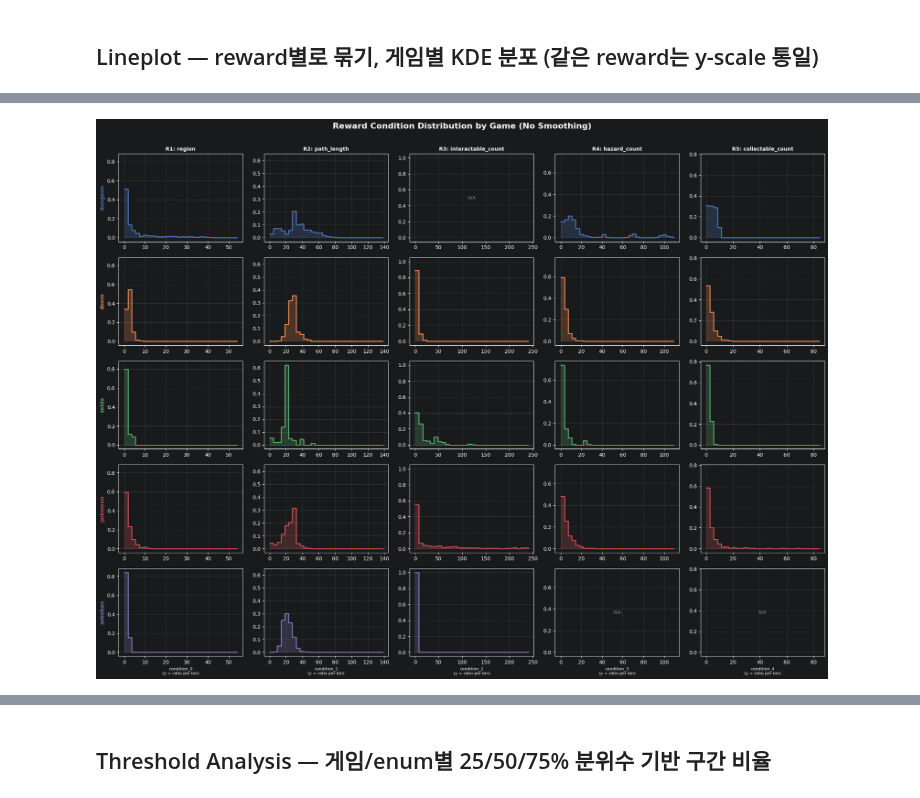
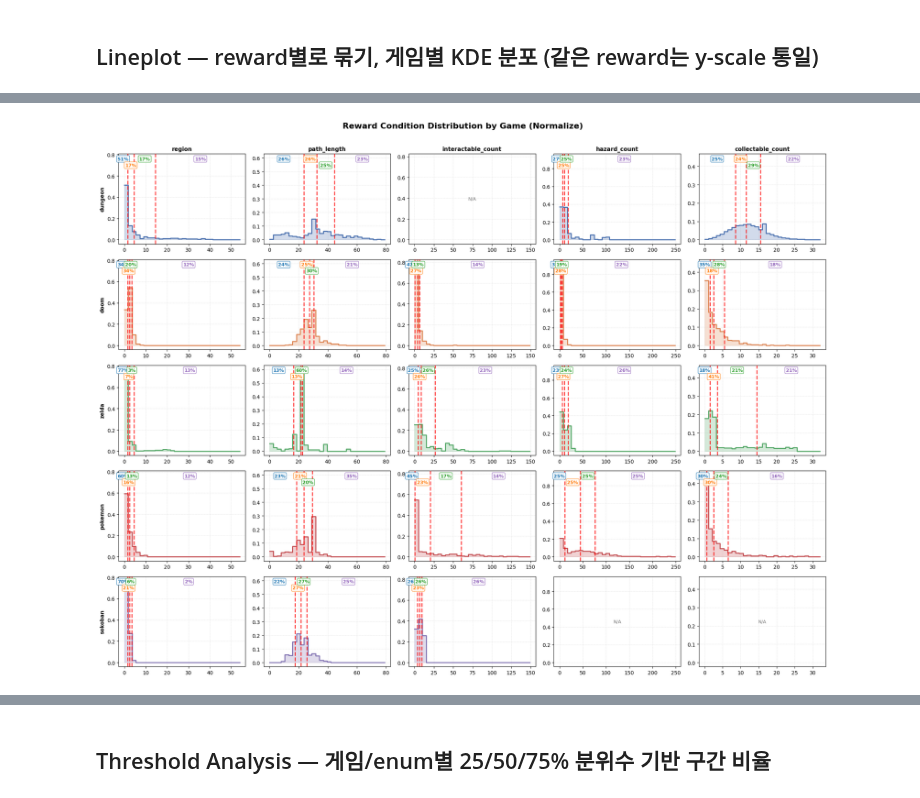
Before and after one commit to bic4907/multigame-pcgrl, a Jupyter notebook: dataset/reward_annotations/annotation_figure.ipynb, the cells around one changed output, grey strips where cells are left out. Cells and saved outputs as stored; diff of their text form; code cells hidden in the pictures.

```diff
--- a/dataset/reward_annotations/annotation_figure.ipynb
+++ b/dataset/reward_annotations/annotation_figure.ipynb
@@ -4,4 +4,13 @@ import pandas as pd
 import matplotlib.pyplot as plt
 import numpy as np
 from pathlib import Path
+
+plt.rcParams["figure.facecolor"] = "white"
+plt.rcParams["axes.facecolor"]   = "white"
+plt.rcParams["savefig.facecolor"] = "white"
+plt.rcParams["text.color"]       = "black"
+plt.rcParams["axes.labelcolor"]  = "black"
+plt.rcParams["xtick.color"]      = "black"
+plt.rcParams["ytick.color"]      = "black"
+plt.rcParams["axes.edgecolor"]   = "black"
 # %%
@@ -197,4 +330,8 @@ plt.show()
 # %%
+from matplotlib.transforms import blended_transform_factory
+
+BIN_COLORS = ["#1f77b4", "#ff7f0e", "#2ca02c", "#9467bd"]  # blue, orange, green, purple
+
 # Lineplot (smoothing 없음) — 행=game, 열=reward, 같은 reward(열)는 y-scale 통일
 n_games   = len(GAMES)
 n_rewards = len(REWARDS)
@@ -204,7 +341,7 @@ fig, axes = plt.subplots(
     figsize=(4 * n_rewards, 3.0 * n_games),
     sharey="col",
 )
-fig.suptitle("Reward Condition Distribution by Game (No Smoothing)", fontsize=16, fontweight="bold", y=1.01)
+fig.suptitle("Reward Condition Distribution by Game (Normalize)", fontsize=16, fontweight="bold", y=1.01)
 
 N_BINS = 30
 
@@ -212,7 +349,6 @@ def _is_empty(vals):
     """데이터 없음 또는 모두 0인 경우 True."""
     return len(vals) == 0 or (vals == 0).all()
 
-# reward별 x 범위: N/A가 아닌 게임들의 값(0 포함)으로 계산
 reward_ranges = {}
 for r_enum, feat, cond_col in REWARDS:
     sub = all_df[all_df["feature_name"] == feat]
@@ -234,38 +370,74 @@ for col_j, (r_enum, feat, cond_col) in enumerate(REWARDS):
     bins  = np.linspace(x_min, x_max, N_BINS + 1)
 
     sub = all_df[all_df["feature_name"] == feat]
 
     for row_i, game in enumerate(GAMES):
         ax = axes[row_i, col_j]
         vals = pd.to_numeric(
             sub[sub["game"] == game][cond_col], errors="coerce"
         ).dropna().values
 
         if _is_empty(vals):
             ax.text(0.5, 0.5, "N/A", ha="center", va="center",
                     transform=ax.transAxes, color="gray", fontsize=9)
             ax.set_xlim(x_min - x_pad, x_max + x_pad)
         else:
             counts, edges = np.histogram(vals, bins=bins, density=False)
-            ratio = counts / len(vals)  # 전체 데이터 중 각 bin의 비율 (0값 포함)
+            ratio = counts / len(vals)
             x_step = np.append(edges[:-1], edges[-1])
             y_step = np.append(ratio, 0)
             ax.step(x_step, y_step, where="post",
                     color=GAME_COLORS[game], linewidth=2)
             ax.fill_between(x_step, y_step, step="post",
                             alpha=0.25, color=GAME_COLORS[game])
             ax.set_xlim(x_min - x_pad, x_max + x_pad)
 
         ax.grid(axis="both", linestyle="--", alpha=0.4)
+
+        # ── 상단 라벨 (reward명, 첫 행만) ──
+        if row_i == 0:
+            ax.set_title(feat, fontsize=11, fontweight="bold")
+
+        # ── 왼쪽 라벨 (게임명, 첫 열만) ──
         if col_j == 0:
-            ax.set_ylabel(game, fontsize=10, fontweight="bold", color=GAME_COLORS[game])
-        if row_i == 0:
-            ax.set_title(f"R{r_enum}: {feat}", fontsize=10, fontweight="bold")
-        if row_i == n_games - 1:
-            ax.set_xlabel(f"{cond_col}\n(y = ratio per bin)", fontsize=8)
+            ax.set_ylabel(game, fontsize=10, fontweight="bold")
+
+        # ── custom threshold 수직선 (빨간 점선, linewidth 2.0) ──
+        _ths = CUSTOM_THRESHOLDS.get(f"{game}_{feat}")
+        if _ths:
+            for _th in _ths:
+                ax.axvline(_th, color="red", linewidth=2.0,
+                           linestyle="--", alpha=0.75, zorder=5)
+
+        # ── 구간 비율 텍스트 (bin별 색상, 흰 배경, 겹치지 않도록 stagger) ──
+        if _ths and not _is_empty(vals):
+            sorted_ths = sorted(_ths)
+            x_lo, x_hi = ax.get_xlim()
+            plot_edges = [x_lo] + sorted_ths + [x_hi]
+            bin_edges_inf = [-np.inf] + sorted_ths + [np.inf]
+            pcts = []
+            for i in range(len(bin_edges_inf) - 1):
+                lo_b, hi_b = bin_edges_inf[i], bin_edges_inf[i + 1]
+                mask = (vals > lo_b) & (vals <= hi_b)
+                pcts.append(mask.sum() / len(vals))
+            x_mids = [(plot_edges[i] + plot_edges[i + 1]) / 2
+                       for i in range(len(plot_edges) - 1)]
+            x_range = x_hi - x_lo
+            _trans = blended_transform_factory(ax.transData, ax.transAxes)
+            y_lvs = [0.97]
+            for i in range(1, len(x_mids)):
+                gap = (x_mids[i] - x_mids[i - 1]) / x_range if x_range > 0 else 1.0
+                y_lvs.append(0.90 if gap < 0.15 and y_lvs[-1] == 0.97 else 0.97)
+            for bi, (xm, pct, y_lv) in enumerate(zip(x_mids, pcts, y_lvs)):
+                c = BIN_COLORS[bi % len(BIN_COLORS)]
+                ax.text(xm, y_lv, f"{pct*100:.0f}%",
+                        ha="center", va="top", transform=_trans,
+                        fontsize=9, color=c, fontweight="bold", zorder=7,
+                        bbox=dict(boxstyle="round,pad=0.2", fc="white", ec=c,
+                                  alpha=1.0, linewidth=0.8))
 
 plt.tight_layout()
 plt.show()
 # %% [output]
-[figure, old version]
+[figure, new version]
 # %%
```
Also changed, not shown: parts of 7 cells of this notebook, 40 other files.
